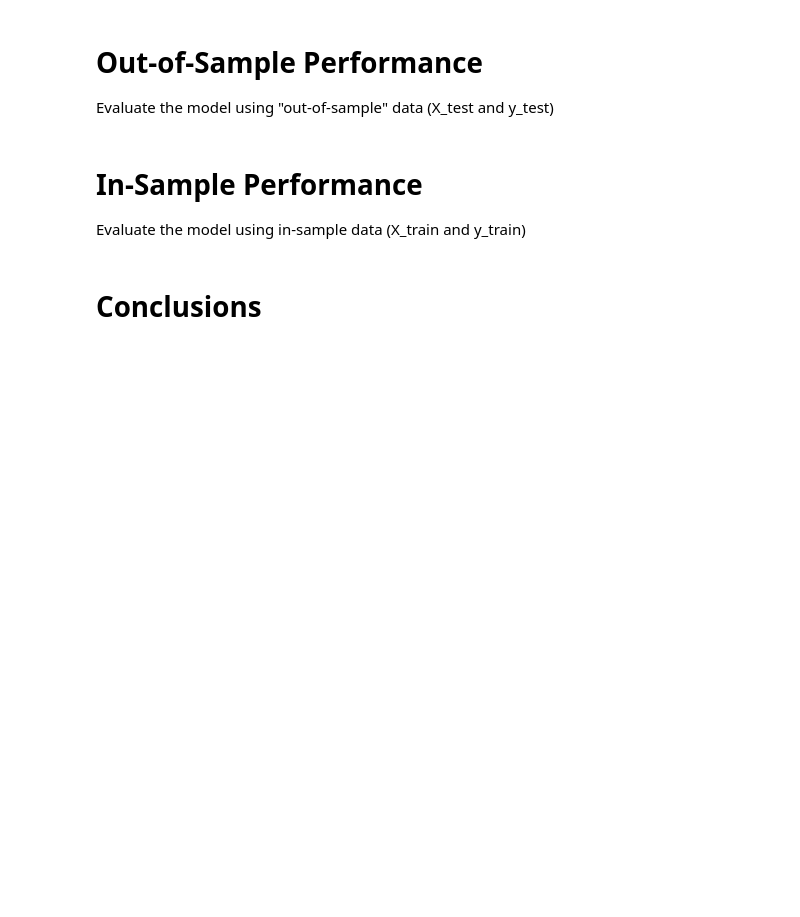
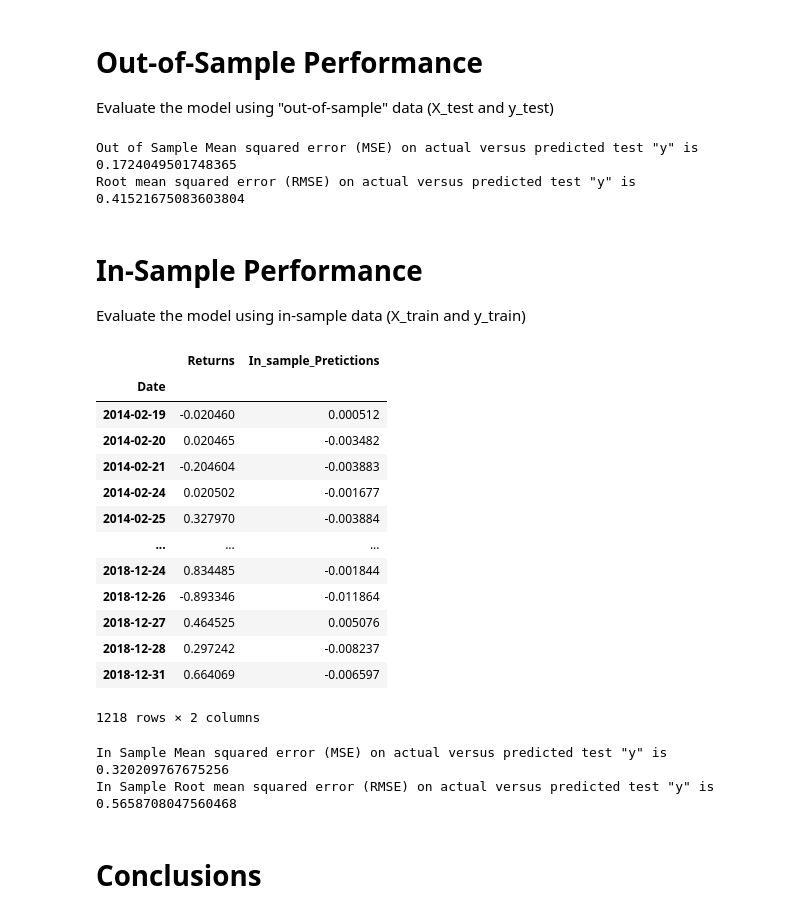
Before and after one commit to boranova/Time-Series-Forecasting-and-Linear-Regression-Modeling, a Jupyter notebook: regression_analysis.ipynb, the cells around one changed output. Saved outputs shown, nothing was run; the diff lists cells and outputs as text; code cells hidden in the pictures; blank space fills up the shorter version.

Commit message:
added MSE and RMSE calculations

```diff
--- a/regression_analysis.ipynb
+++ b/regression_analysis.ipynb
@@ -127,5 +127,6 @@ from sklearn.linear_model import LinearRegression
 
 # Fit a SKLearn linear regression using just the training set (X_train, Y_train):
 model = LinearRegression()
-type(model)
+
+model.fit(X_train, Y_train)
 # %% [output]
@@ -136,5 +137,6 @@ sklearn.linear_model._base.LinearRegression
 Note: We want to evaluate the model using data that it has never seen before, in this case: X_test.
 # %%
 # Make a prediction of "y" values using just the test dataset
-results = model.fit(X_train, Y_train)
-results
+
+Y_test = Y_test.to_frame()
+Y_test['Predicted_Returns'] = model.predict(X_test)
@@ -180,26 +179,59 @@ Evaluate the model using "out-of-sample" data (X_test and y_test)
 # %%
 from sklearn.metrics import mean_squared_error
 # Calculate the mean_squared_error (MSE) on actual versus predicted test "y"
-mse =
+
+mse = mean_squared_error(Y_test ['Returns'], Y_test['Predicted_Returns'] )
+print(f'Out of Sample Mean squared error (MSE) on actual versus predicted test "y" is {mse}')
 
 # Using that mean-squared-error, calculate the root-mean-squared error (RMSE):
-rmse =
+
+rmse = np.sqrt(mse)
+
+print(f'Root mean squared error (RMSE) on actual versus predicted test "y" is {rmse}')
+# %% [output]
+Out of Sample Mean squared error (MSE) on actual versus predicted test "y" is 0.1724049501748365
+Root mean squared error (RMSE) on actual versus predicted test "y" is 0.41521675083603804
 # %% [markdown]
 # In-Sample Performance
 
 Evaluate the model using in-sample data (X_train and y_train)
 # %%
 # Construct a dataframe using just the "y" training data:
-# YOUR CODE HERE!
+Y_train = Y_train.to_frame()
 
 # Add a column of "in-sample" predictions to that dataframe:
-# YOUR CODE HERE!
-
-# Calculate in-sample mean_squared_error (for comparison to out-of-sample)
-# YOUR CODE HERE!
-
-# Calculate in-sample root mean_squared_error (for comparison to out-of-sample)
-# YOUR CODE HERE!
+Y_train['In_sample_Pretictions'] = model.predict(X_train)
+# %%
+Y_train
+# %% [output]
+|  | Returns | In_sample_Pretictions |
+| Date |  |  |
+| 2014-02-19 | -0.020460 | 0.000512 |
+| 2014-02-20 | 0.020465 | -0.003482 |
+| 2014-02-21 | -0.204604 | -0.003883 |
+| 2014-02-24 | 0.020502 | -0.001677 |
+| 2014-02-25 | 0.327970 | -0.003884 |
+| ... | ... | ... |
+| 2018-12-24 | 0.834485 | -0.001844 |
+| 2018-12-26 | -0.893346 | -0.011864 |
+| 2018-12-27 | 0.464525 | 0.005076 |
+| 2018-12-28 | 0.297242 | -0.008237 |
+| 2018-12-31 | 0.664069 | -0.006597 |
+1218 rows × 2 columns
+# %%
+
+# Calculate in-sample mean_squared_error (for comparison to out-of-sample)
+mse_in_sample = mean_squared_error(Y_train['Returns'], Y_train['In_sample_Pretictions'] )
+
+print(f'In Sample Mean squared error (MSE) on actual versus predicted test "y" is {mse_in_sample}')
+
+# Calculate in-sample root mean_squared_error (for comparison to out-of-sample)
+rmse_in_sample = np.sqrt(mse_in_sample)
+
+print(f'In Sample Root mean squared error (RMSE) on actual versus predicted test "y" is {rmse_in_sample}')
+# %% [output]
+In Sample Mean squared error (MSE) on actual versus predicted test "y" is 0.320209767675256
+In Sample Root mean squared error (RMSE) on actual versus predicted test "y" is 0.5658708047560468
 # %% [markdown]
 # Conclusions
 # %% [markdown]
```
Also changed, not shown: parts of 3 cells of this notebook.
